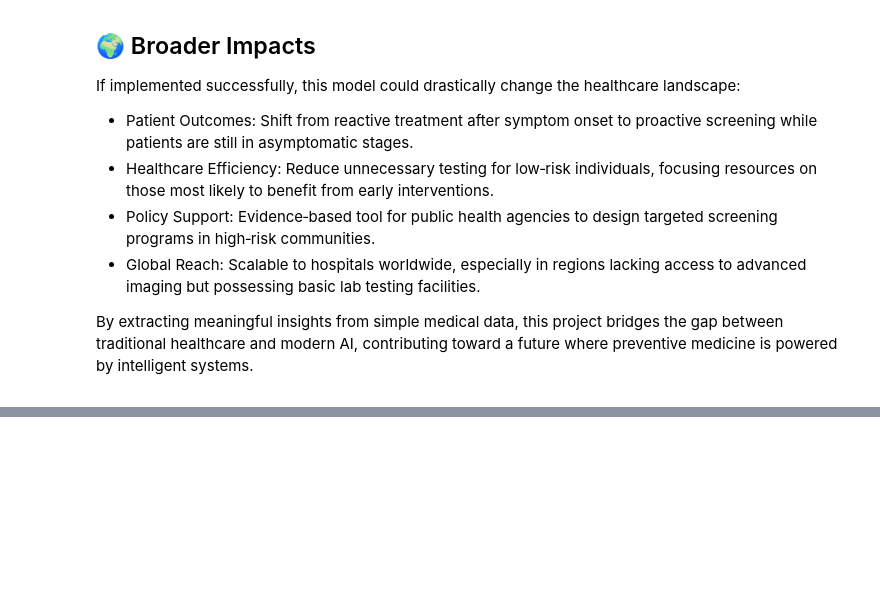
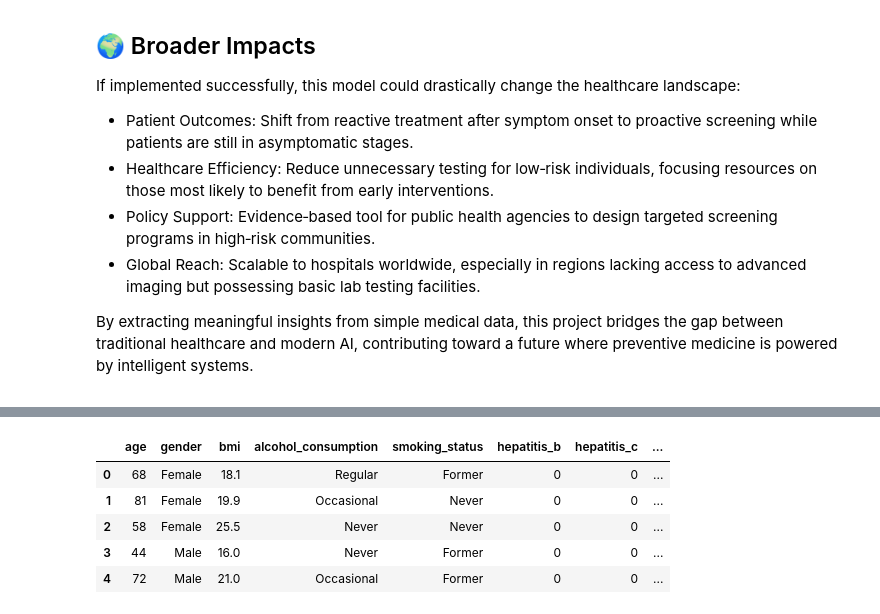
Before and after one commit to alabhastam/predict-Liver-Cancer, a Jupyter notebook: main.ipynb, the cells around one changed output, grey strips where cells are left out. Cells and saved outputs as stored; diff of their text form; code cells hidden in the pictures; blank space fills up the shorter version.

```diff
--- a/main.ipynb
+++ b/main.ipynb
@@ -140,0 +211,16 @@ for dirname, _, filenames in os.walk('/kaggle/input'):
+# %%
+import pandas as pd
+
+# Load the dataset
+url = "/kaggle/input/predict-liver-cancer-from-and-clinical-features/synthetic_liver_cancer_dataset.csv"
+df = pd.read_csv(url)
+
+# Display the first few rows
+df.head()
+# %% [output]
+|  | age | gender | bmi | alcohol_consumption | smoking_status | hepatitis_b | hepatitis_c | ... |
+| 0 | 68 | Female | 18.1 | Regular | Former | 0 | 0 | ... |
+| 1 | 81 | Female | 19.9 | Occasional | Never | 0 | 0 | ... |
+| 2 | 58 | Female | 25.5 | Never | Never | 0 | 0 | ... |
+| 3 | 44 | Male | 16.0 | Never | Former | 0 | 0 | ... |
+| 4 | 72 | Male | 21.0 | Occasional | Former | 0 | 0 | ... |
```
Also changed, not shown: parts of 4 cells of this notebook.
